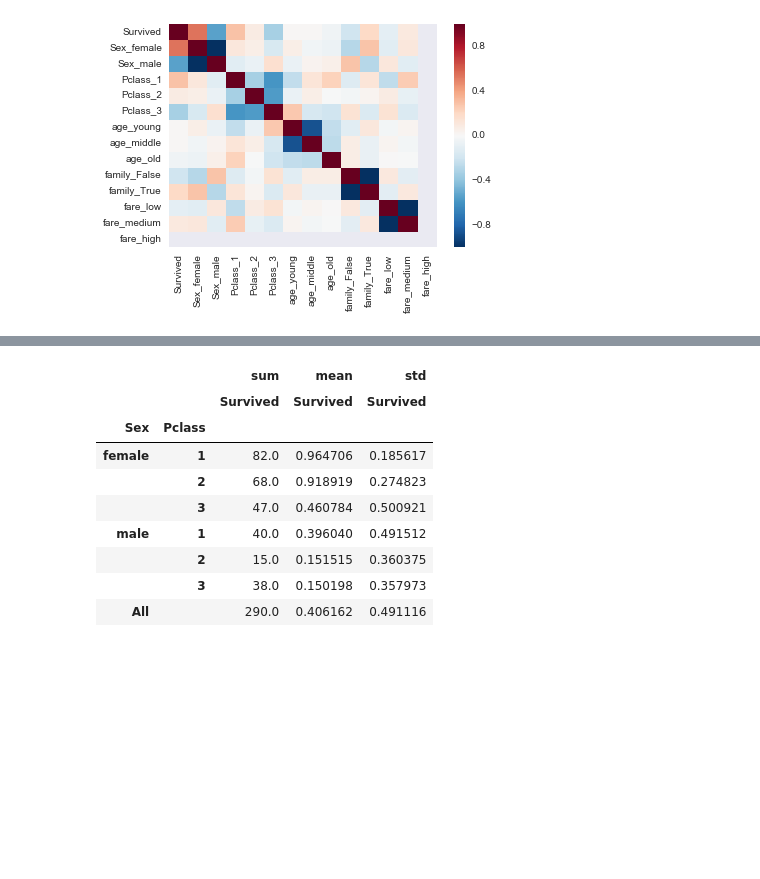
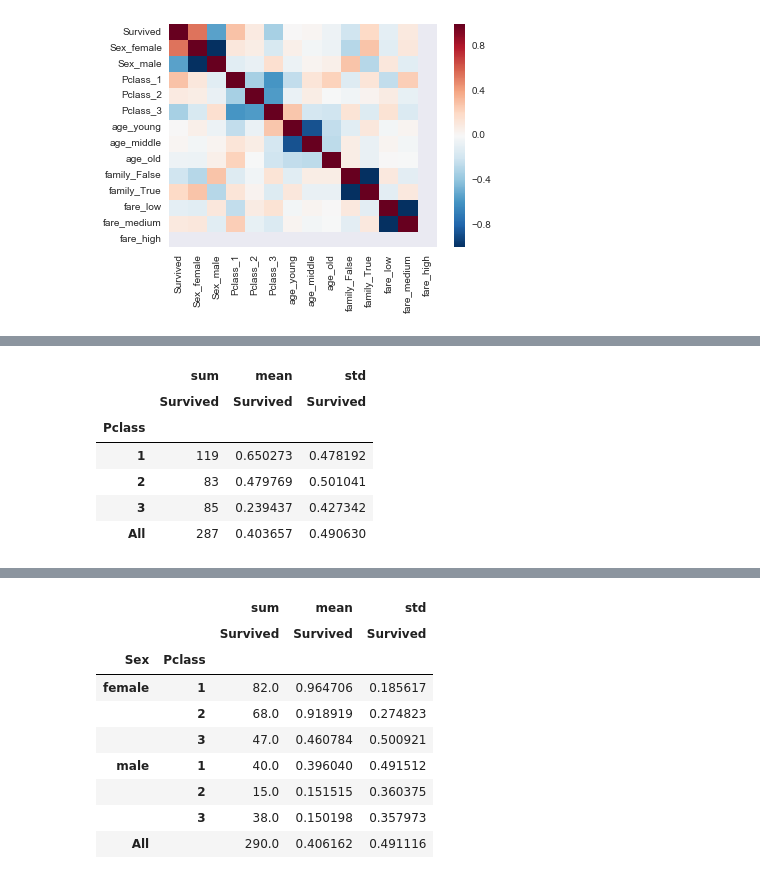
Before and after one commit to slangenbach/udacity-da-nanodegree, a Jupyter notebook: p2/P2_Analysis_and_Report.ipynb, the cells around one changed output, grey strips where cells are left out. Cells and saved outputs as stored; diff of their text form; code cells hidden in the pictures; blank space fills up the shorter version.

```diff
--- a/p2/P2_Analysis_and_Report.ipynb
+++ b/p2/P2_Analysis_and_Report.ipynb
@@ -513,0 +562,11 @@ sns.heatmap(titanic_dummies.corr())
+# %%
+# pivot table displaying survival vs. passenger class
+pd.pivot_table(titanic_cleaned, values=["Survived"], index=["Pclass"], aggfunc=[np.sum, np.mean, np.std], margins=True)
+# %% [output]
+|  | sum | mean | std |
+|  | Survived | Survived | Survived |
+| Pclass |  |  |  |
+| 1 | 119 | 0.650273 | 0.478192 |
+| 2 | 83 | 0.479769 | 0.501041 |
+| 3 | 85 | 0.239437 | 0.427342 |
+| All | 287 | 0.403657 | 0.490630 |
```
Also changed, not shown: parts of 39 cells of this notebook.
